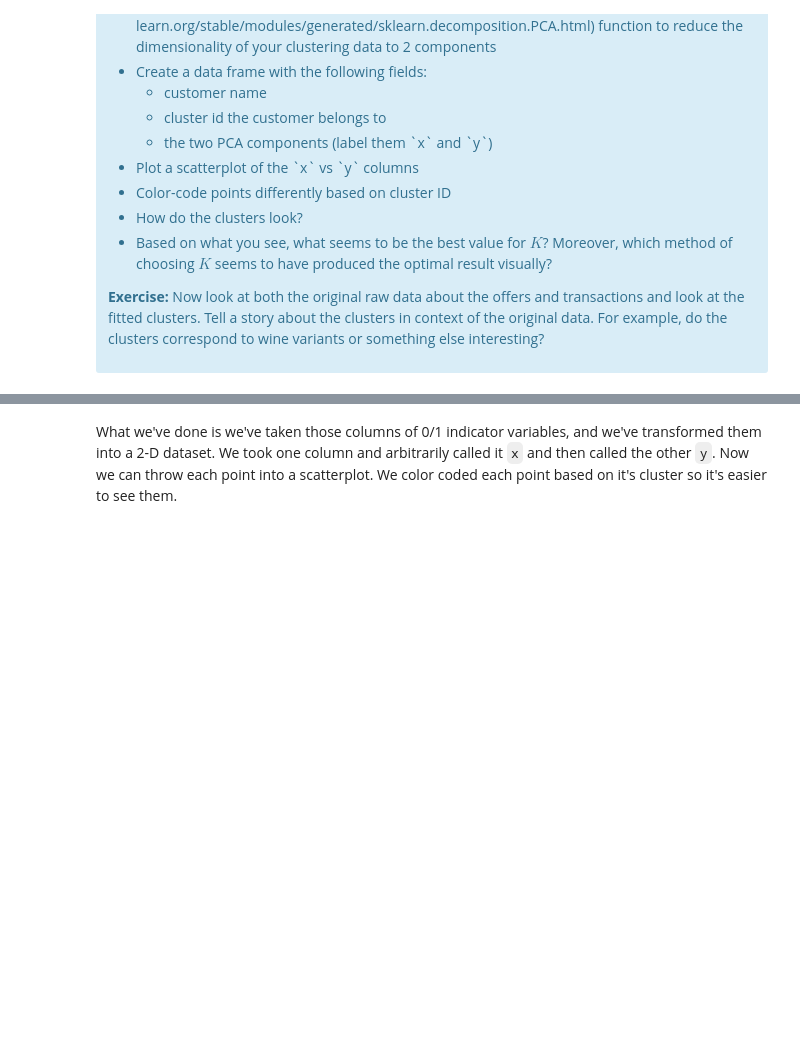
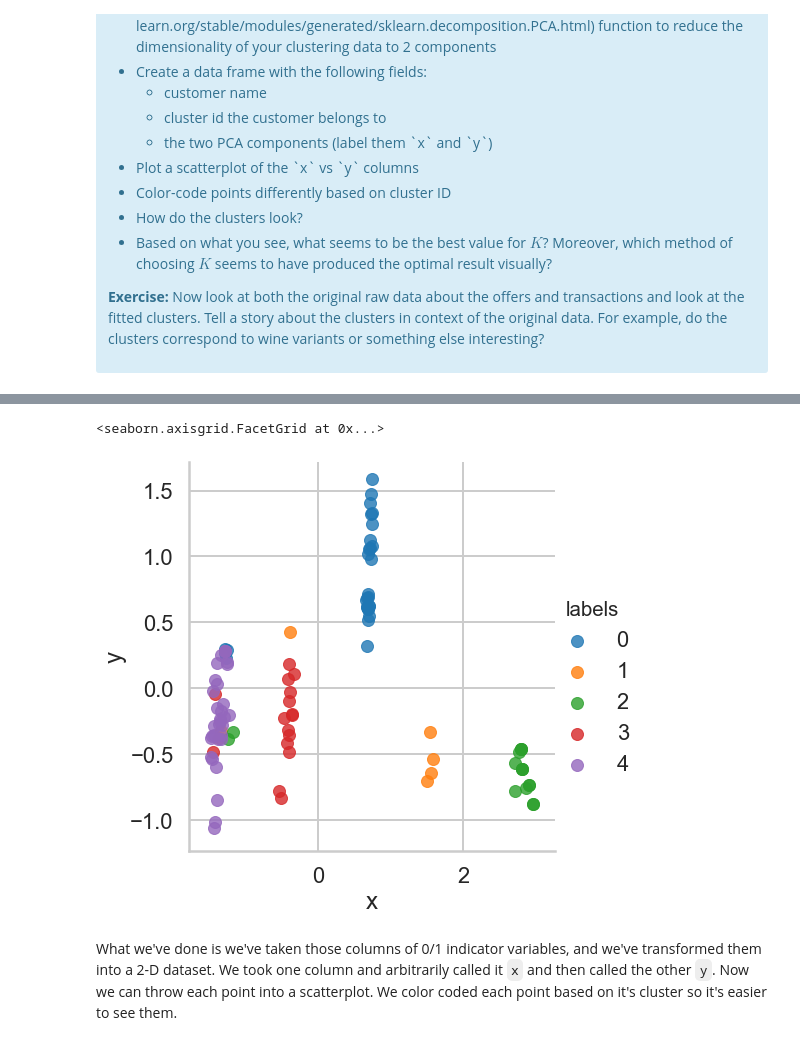
Before and after one commit to narek-g/mec-mini-projects, a Jupyter notebook: mec-16.2.6-clustering-mini-project/Mini_Project_Clustering.ipynb, the cells around one changed output, grey strips where cells are left out. Saved outputs shown, nothing was run; the diff lists cells and outputs as text; code cells hidden in the pictures; blank space fills up the shorter version.

```diff
--- a/mec-16.2.6-clustering-mini-project/Mini_Project_Clustering.ipynb
+++ b/mec-16.2.6-clustering-mini-project/Mini_Project_Clustering.ipynb
@@ -374,0 +377,8 @@ This is only one use of PCA for dimension reduction. We can also use PCA when we
+# %%
+df1 = df_trans[df_trans.columns[1:]]
+pca = PCA(n_components=2)
+pca.fit(df1)
+df2 = pd.DataFrame(pca.transform(df1))
+df2.index = df_trans.index
+df2.columns=['x','y']
+df2['labels'] = KMeans(n_clusters=5, random_state=10).fit(x_cols).labels_
@@ -375,3 +402,8 @@ This is only one use of PCA for dimension reduction. We can also use PCA when we
+# %%
+sns.lmplot(x='x', y='y', hue='labels', data=df2, fit_reg=False, size=7)
+# %% [output]
+<seaborn.axisgrid.FacetGrid at 0x...>
+[figure, added]
 # %% [markdown]
 What we've done is we've taken those columns of 0/1 indicator variables, and we've transformed them into a 2-D dataset. We took one column and arbitrarily called it `x` and then called the other `y`. Now we can throw each point into a scatterplot. We color coded each point based on it's cluster so it's easier to see them.
 # %% [markdown]
```
Also changed, not shown: parts of 8 cells of this notebook.
